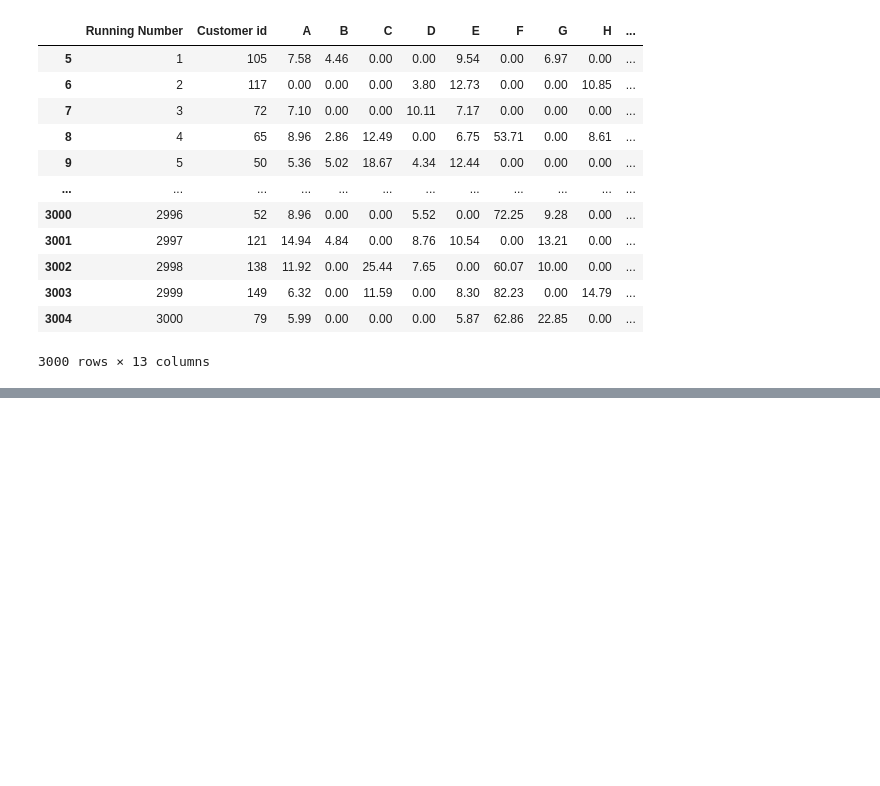
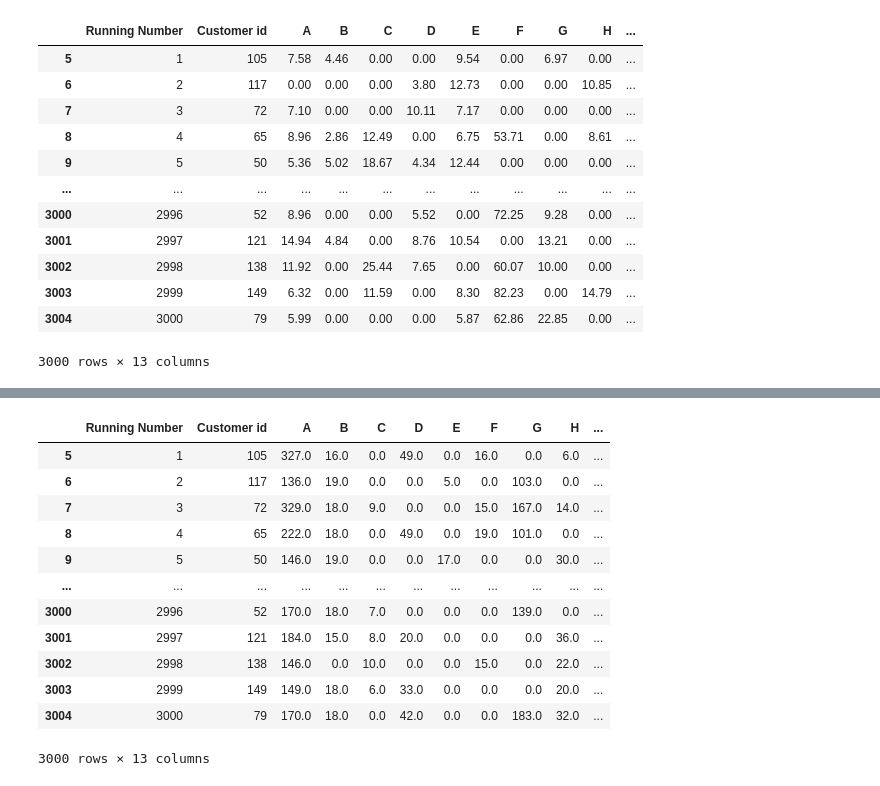
Before and after one commit to PaulineMalaguti/EBA3630, a Jupyter notebook: Customer Profitability Index/Problem 2/2customerprofitability.ipynb, the cells around one changed output, grey strips where cells are left out. Cells and saved outputs as stored; diff of their text form; code cells hidden in the pictures; blank space fills up the shorter version.

```diff
--- a/Customer Profitability Index/Problem 2/2customerprofitability.ipynb
+++ b/Customer Profitability Index/Problem 2/2customerprofitability.ipynb
@@ -77,0 +137,30 @@ direct_cost_order
+# %%
+#Dataframe for direct cost per component per order
+sale_price_unit_v1 = sales_ledger.iloc[:,len(products)+2:len(products)*2+2].copy()
+info = pd.DataFrame(sale_product[['Running Number', 'Customer id']])
+sale_price_unit = info.join(sale_price_unit_v1)
+sale_price_unit.columns = col
+
+# Clean the data by removing the euro, comma and - signs
+sale_price_unit= sale_price_unit.replace('\x80','',regex=True)
+sale_price_unit= sale_price_unit.replace(',','.',regex=True)
+sale_price_unit= sale_price_unit.replace('-',0,regex=True)
+
+# Convert all product columns to floats
+sale_price_unit[products] = sale_price_unit[products].apply(pd.to_numeric)
+sale_price_unit[sale_price_unit.select_dtypes(include = object).columns] = sale_price_unit.select_dtypes(include = object).apply(lambda x: x.astype(np.int))
+sale_price_unit
+# %% [output]
+|  | Running Number | Customer id | A | B | C | D | E | F | G | H | ... |
+| 5 | 1 | 105 | 327.0 | 16.0 | 0.0 | 49.0 | 0.0 | 16.0 | 0.0 | 6.0 | ... |
+| 6 | 2 | 117 | 136.0 | 19.0 | 0.0 | 0.0 | 5.0 | 0.0 | 103.0 | 0.0 | ... |
+| 7 | 3 | 72 | 329.0 | 18.0 | 9.0 | 0.0 | 0.0 | 15.0 | 167.0 | 14.0 | ... |
+| 8 | 4 | 65 | 222.0 | 18.0 | 0.0 | 49.0 | 0.0 | 19.0 | 101.0 | 0.0 | ... |
+| 9 | 5 | 50 | 146.0 | 19.0 | 0.0 | 0.0 | 17.0 | 0.0 | 0.0 | 30.0 | ... |
+| ... | ... | ... | ... | ... | ... | ... | ... | ... | ... | ... | ... |
+| 3000 | 2996 | 52 | 170.0 | 18.0 | 7.0 | 0.0 | 0.0 | 0.0 | 139.0 | 0.0 | ... |
+| 3001 | 2997 | 121 | 184.0 | 15.0 | 8.0 | 20.0 | 0.0 | 0.0 | 0.0 | 36.0 | ... |
+| 3002 | 2998 | 138 | 146.0 | 0.0 | 10.0 | 0.0 | 0.0 | 15.0 | 0.0 | 22.0 | ... |
+| 3003 | 2999 | 149 | 149.0 | 18.0 | 6.0 | 33.0 | 0.0 | 0.0 | 0.0 | 20.0 | ... |
+| 3004 | 3000 | 79 | 170.0 | 18.0 | 0.0 | 42.0 | 0.0 | 0.0 | 183.0 | 32.0 | ... |
+3000 rows × 13 columns
```
Also changed, not shown: parts of 7 cells of this notebook.
